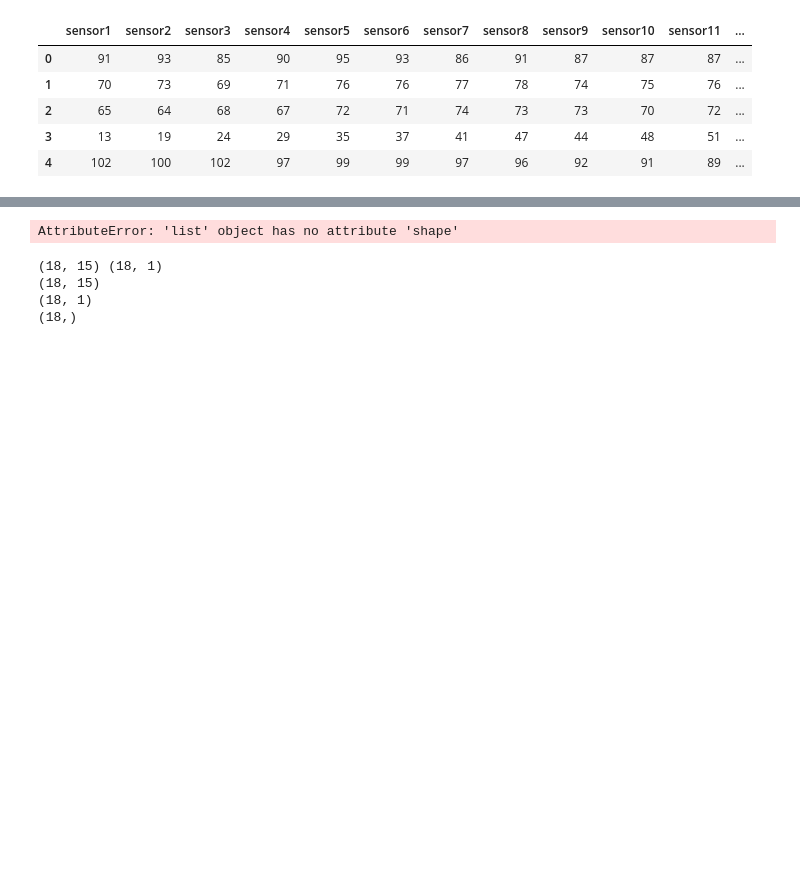
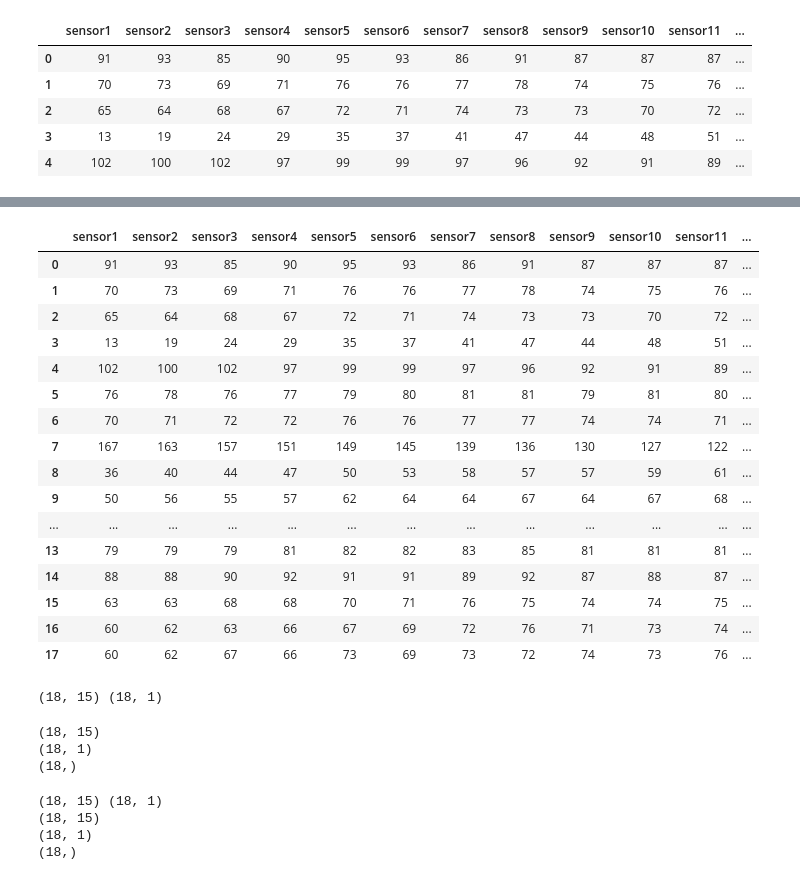
Before and after one commit to Futuremine97/PythonPrac1, a Jupyter notebook: feature_CNN.ipynb, the cells around one changed output, grey strips where cells are left out. Drawn from its saved outputs; the diff is of its cells as text; code cells hidden in the pictures; blank space fills up the shorter version.

```diff
--- a/feature_CNN.ipynb
+++ b/feature_CNN.ipynb
@@ -116,24 +117,50 @@ plt.legend();
 # %%
-X_train = train.drop(y2,axis=1).copy()
-y3 = pd.Series(y2)
-y_train = train[y3].copy() # the double brakets here are to keep the y in a dataframe format, otherwise it will be pandas Series
-print(y2.shape, y_train.shape)
-
-Xscaler = MinMaxScaler(feature_range=(0, 1)) # scale so that all the X data will range from 0 to 1
-Xscaler.fit(X_train)
-scaled_X_train = Xscaler.transform(X_train)
-print(X_train.shape)
-Yscaler = MinMaxScaler(feature_range=(0, 1))
-Yscaler.fit(y_train)
-scaled_y_train = Yscaler.transform(y_train)
-print(scaled_y_train.shape)
-scaled_y_train = scaled_y_train.reshape(-1) # remove the second dimention from y so the shape changes from (n,1) to (n,)
-print(scaled_y_train.shape)
-
-scaled_y_train = np.insert(scaled_y_train, 0, 0)
-scaled_y_train = np.delete(scaled_y_train, -1)
+test_size = int(len(df) * 0.1) # the test data will be 10% (0.1) of the entire data
+train = df.iloc[:-test_size,:].copy()
+train
 # %% [output]
-AttributeError: 'list' object has no attribute 'shape'
+|  | sensor1 | sensor2 | sensor3 | sensor4 | sensor5 | sensor6 | sensor7 | sensor8 | sensor9 | sensor10 | sensor11 | ... |
+| 0 | 91 | 93 | 85 | 90 | 95 | 93 | 86 | 91 | 87 | 87 | 87 | ... |
+| 1 | 70 | 73 | 69 | 71 | 76 | 76 | 77 | 78 | 74 | 75 | 76 | ... |
+| 2 | 65 | 64 | 68 | 67 | 72 | 71 | 74 | 73 | 73 | 70 | 72 | ... |
+| 3 | 13 | 19 | 24 | 29 | 35 | 37 | 41 | 47 | 44 | 48 | 51 | ... |
+| 4 | 102 | 100 | 102 | 97 | 99 | 99 | 97 | 96 | 92 | 91 | 89 | ... |
+| 5 | 76 | 78 | 76 | 77 | 79 | 80 | 81 | 81 | 79 | 81 | 80 | ... |
+| 6 | 70 | 71 | 72 | 72 | 76 | 76 | 77 | 77 | 74 | 74 | 71 | ... |
+| 7 | 167 | 163 | 157 | 151 | 149 | 145 | 139 | 136 | 130 | 127 | 122 | ... |
+| 8 | 36 | 40 | 44 | 47 | 50 | 53 | 58 | 57 | 57 | 59 | 61 | ... |
+| 9 | 50 | 56 | 55 | 57 | 62 | 64 | 64 | 67 | 64 | 67 | 68 | ... |
+| ... | ... | ... | ... | ... | ... | ... | ... | ... | ... | ... | ... | ... |
+| 13 | 79 | 79 | 79 | 81 | 82 | 82 | 83 | 85 | 81 | 81 | 81 | ... |
+| 14 | 88 | 88 | 90 | 92 | 91 | 91 | 89 | 92 | 87 | 88 | 87 | ... |
+| 15 | 63 | 63 | 68 | 68 | 70 | 71 | 76 | 75 | 74 | 74 | 75 | ... |
+| 16 | 60 | 62 | 63 | 66 | 67 | 69 | 72 | 76 | 71 | 73 | 74 | ... |
+| 17 | 60 | 62 | 67 | 66 | 73 | 69 | 73 | 72 | 74 | 73 | 76 | ... |
+# %%
+X_train = train.drop('sensor1',axis=1).copy()
+y_train = train[['sensor1']].copy() # the double brakets here are to keep the y in a dataframe format, otherwise it will be pandas Series
+print(X_train.shape, y_train.shape)
+# %% [output]
+(18, 15) (18, 1)
+# %%
+
+Xscaler = MinMaxScaler(feature_range=(0, 1)) # scale so that all the X data will range from 0 to 1
+Xscaler.fit(X_train)
+scaled_X_train = Xscaler.transform(X_train)
+print(X_train.shape)
+Yscaler = MinMaxScaler(feature_range=(0, 1))
+Yscaler.fit(y_train)
+scaled_y_train = Yscaler.transform(y_train)
+print(scaled_y_train.shape)
+scaled_y_train = scaled_y_train.reshape(-1) # remove the second dimention from y so the shape changes from (n,1) to (n,)
+print(scaled_y_train.shape)
+
+scaled_y_train = np.insert(scaled_y_train, 0, 0)
+scaled_y_train = np.delete(scaled_y_train, -1)
+# %% [output]
+(18, 15)
+(18, 1)
+(18,)
 # %%
 
 
```
Also changed, not shown: parts of 4 cells of this notebook.
